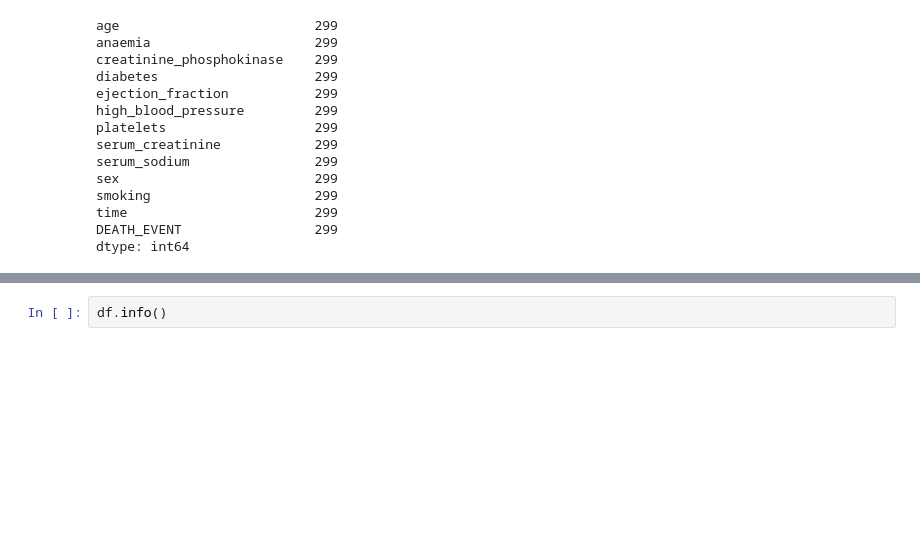
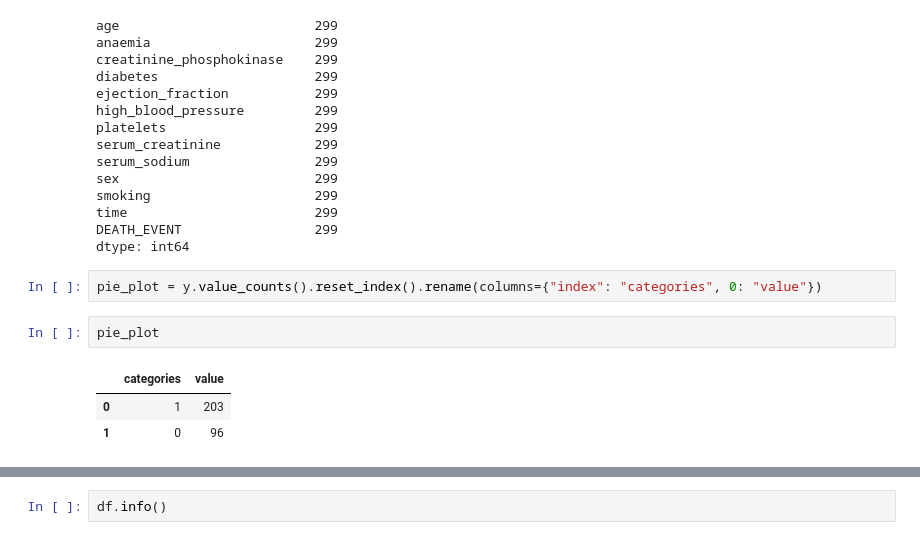
Before and after one commit to Eden33333/Data583_Project, a Jupyter notebook: Untitled.ipynb, the cells around one changed output, grey strips where cells are left out. Saved outputs shown, nothing was run; the diff lists cells and outputs as text; blank space fills up the shorter version.

```diff
--- a/Untitled.ipynb
+++ b/Untitled.ipynb
@@ -47,5 +48,13 @@ smoking                     299
 time                        299
 DEATH_EVENT                 299
 dtype: int64
+# %%
+pie_plot = y.value_counts().reset_index().rename(columns={"index": "categories", 0: "value"})
+# %%
+pie_plot
+# %% [output]
+|  | categories | value |
+| 0 | 1 | 203 |
+| 1 | 0 | 96 |
 # %%
 y = pd.Series(y)
```
Also changed, not shown: parts of 5 cells of this notebook, 5 other files.
